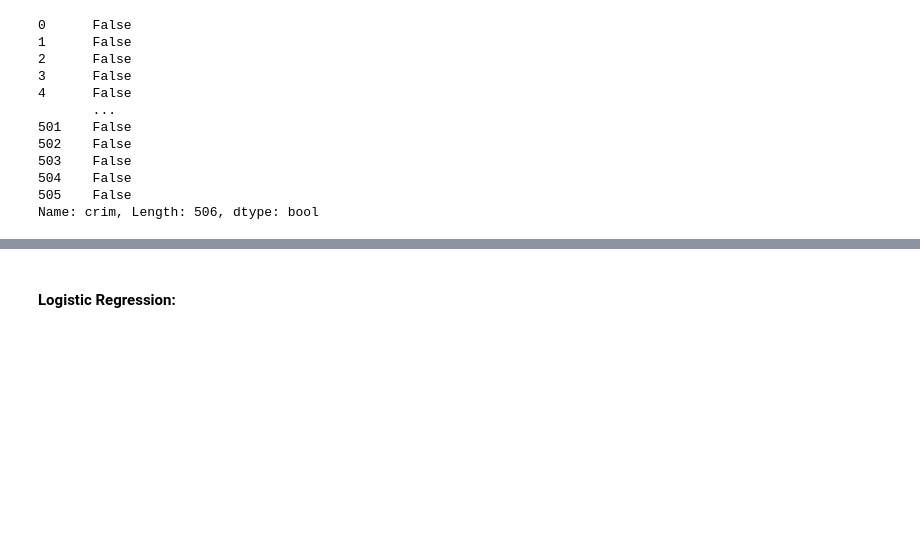
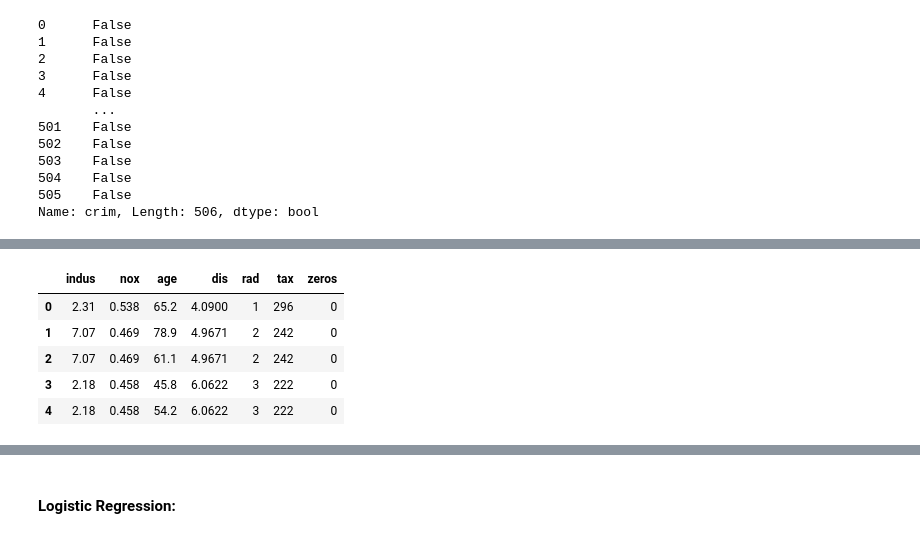
Before and after one commit to kmerkl22/k-s-ISL, a Jupyter notebook: Notebooks/Ch04K-ISLexercises.ipynb, the cells around one changed output, grey strips where cells are left out. Saved outputs shown, nothing was run; the diff lists cells and outputs as text; code cells hidden in the pictures; blank space fills up the shorter version.

```diff
--- a/Notebooks/Ch04K-ISLexercises.ipynb
+++ b/Notebooks/Ch04K-ISLexercises.ipynb
@@ -451,0 +490,9 @@ Boston.join((Boston.crim > Boston.crim.median()).astype(int))
+# %%
+crimdf.head()
+# %% [output]
+|  | indus | nox | age | dis | rad | tax | zeros |
+| 0 | 2.31 | 0.538 | 65.2 | 4.0900 | 1 | 296 | 0 |
+| 1 | 7.07 | 0.469 | 78.9 | 4.9671 | 2 | 242 | 0 |
+| 2 | 7.07 | 0.469 | 61.1 | 4.9671 | 2 | 242 | 0 |
+| 3 | 2.18 | 0.458 | 45.8 | 6.0622 | 3 | 222 | 0 |
+| 4 | 2.18 | 0.458 | 54.2 | 6.0622 | 3 | 222 | 0 |
```
Also changed, not shown: parts of 33 cells of this notebook, 1 other file.
